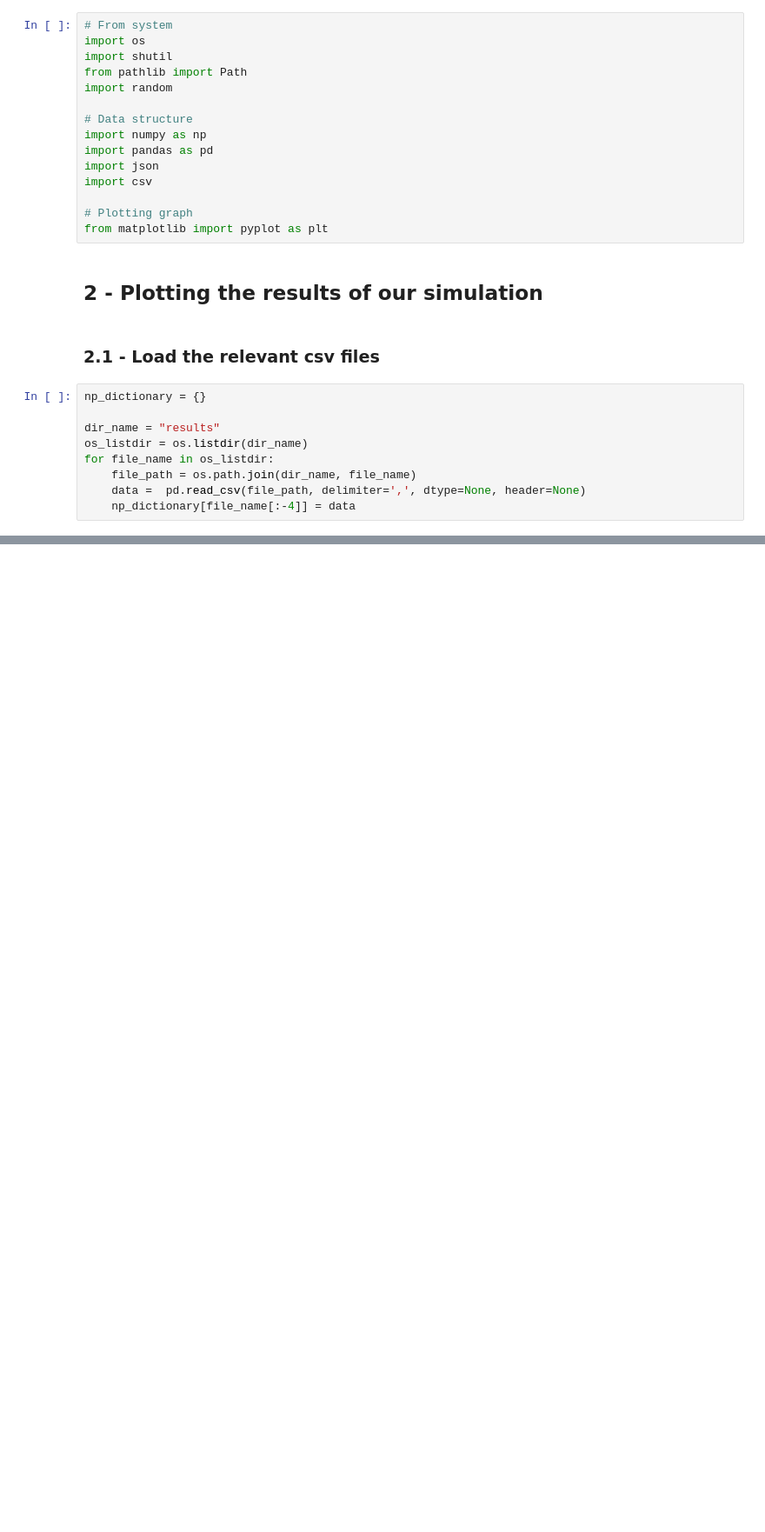
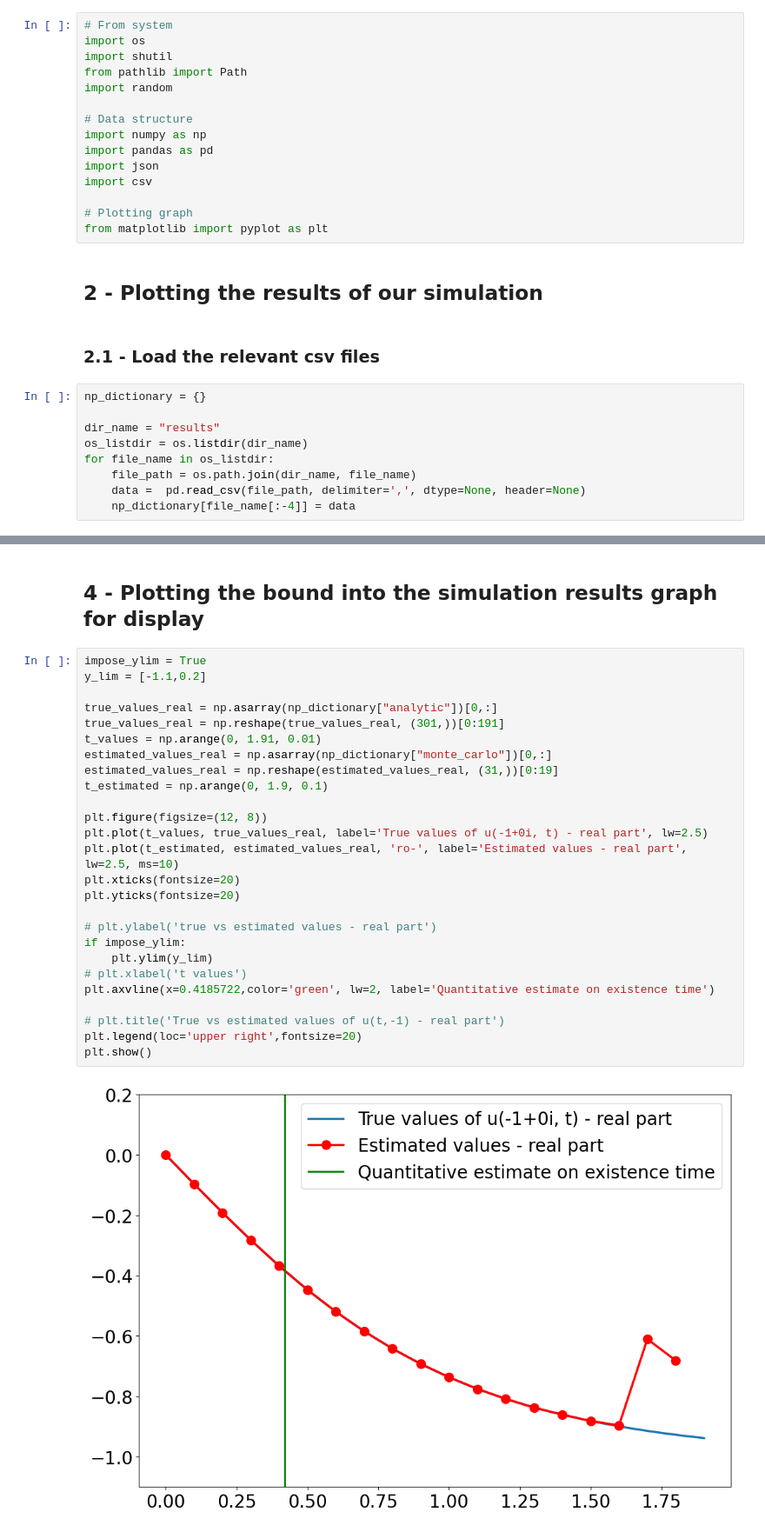
Before and after one commit to chanjuanyin/Nonlinear_Wave_simulations, a Jupyter notebook: Simulation_04/Plot_history.ipynb, the cells around one changed output, grey strips where cells are left out. Shown at 87% size. Saved outputs shown, nothing was run; the diff lists cells and outputs as text; blank space fills up the shorter version.

```diff
--- a/Simulation_04/Plot_history.ipynb
+++ b/Simulation_04/Plot_history.ipynb
@@ -146,0 +240,31 @@ plt.show()
+# %% [markdown]
+<a name='4'></a>
+## 4 - Plotting the bound into the simulation results graph for display
+# %%
+impose_ylim = True
+y_lim = [-1.1,0.2]
+
+true_values_real = np.asarray(np_dictionary["analytic"])[0,:]
+true_values_real = np.reshape(true_values_real, (301,))[0:191]
+t_values = np.arange(0, 1.91, 0.01)
+estimated_values_real = np.asarray(np_dictionary["monte_carlo"])[0,:]
+estimated_values_real = np.reshape(estimated_values_real, (31,))[0:19]
+t_estimated = np.arange(0, 1.9, 0.1)
+
+plt.figure(figsize=(12, 8))
+plt.plot(t_values, true_values_real, label='True values of u(-1+0i, t) - real part', lw=2.5)
+plt.plot(t_estimated, estimated_values_real, 'ro-', label='Estimated values - real part', lw=2.5, ms=10)
+plt.xticks(fontsize=20)
+plt.yticks(fontsize=20)
+
+# plt.ylabel('true vs estimated values - real part')
+if impose_ylim:
+    plt.ylim(y_lim)
+# plt.xlabel('t values')
+plt.axvline(x=0.4185722,color='green', lw=2, label='Quantitative estimate on existence time')
+
+# plt.title('True vs estimated values of u(t,-1) - real part')
+plt.legend(loc='upper right',fontsize=20)
+plt.show()
+# %% [output]
+[figure, added]
```
Also changed, not shown: parts of 12 cells of this notebook, 3 other files.
